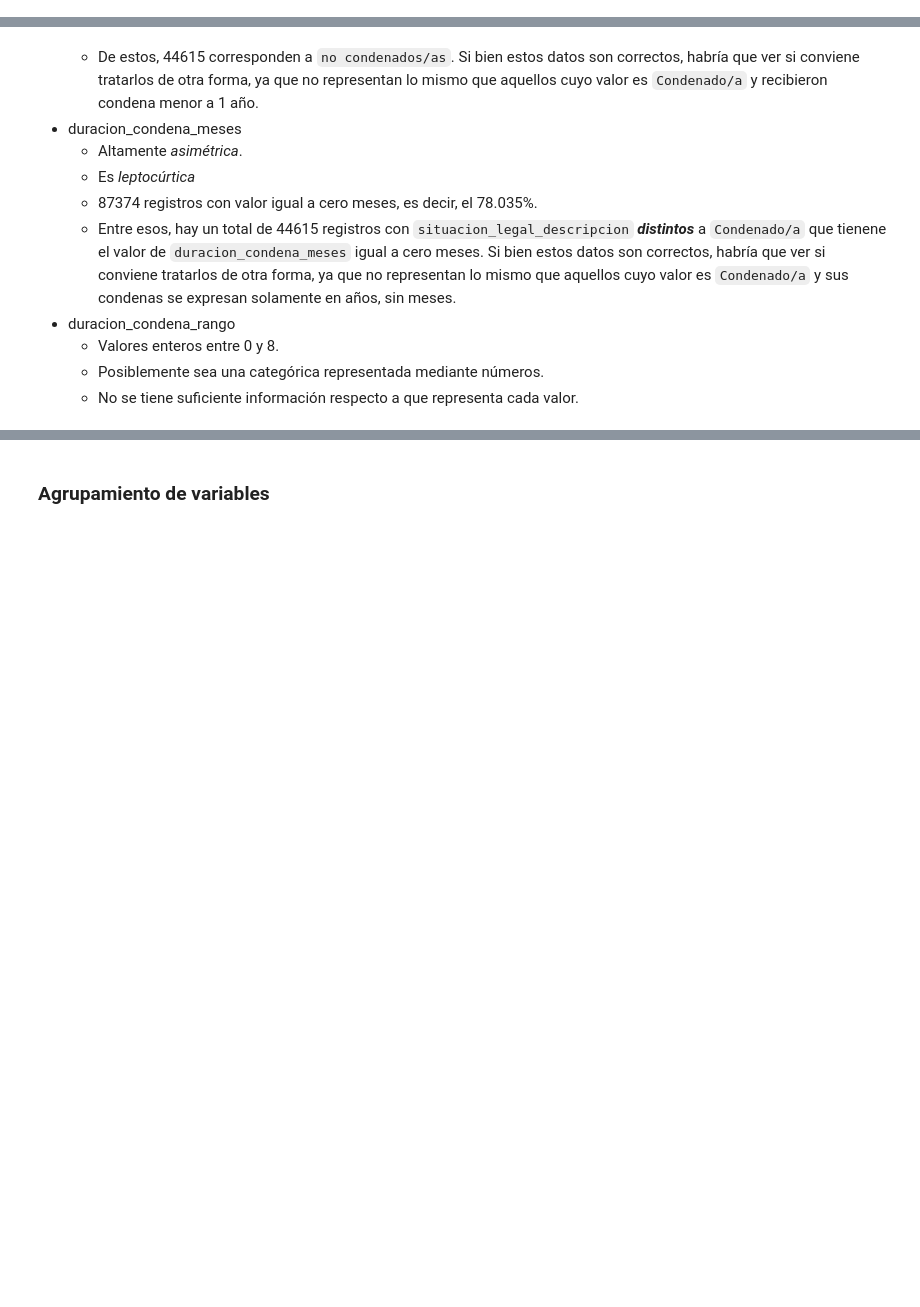
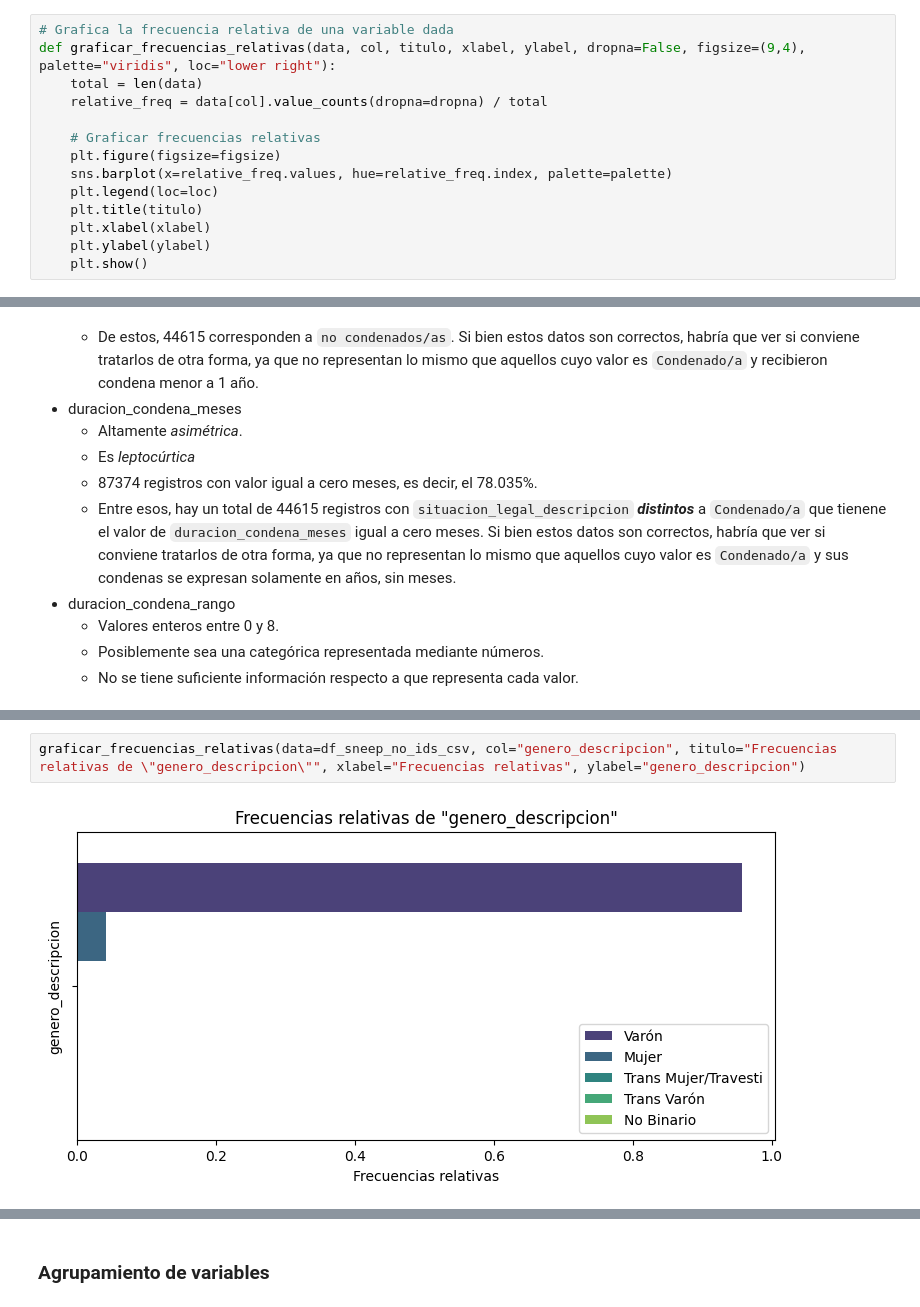
Before and after one commit to gasper-az/CEIA_Analisis_de_datos, a Jupyter notebook: trabajos_practicos/resolucion_tp_01/tp_01.ipynb, the cells around one changed output, grey strips where cells are left out. Cells and saved outputs as stored; diff of their text form; blank space fills up the shorter version.

```diff
--- a/trabajos_practicos/resolucion_tp_01/tp_01.ipynb
+++ b/trabajos_practicos/resolucion_tp_01/tp_01.ipynb
@@ -77,0 +104,14 @@ def plot_histograma(data, column, figsize=(6, 3), bins=15, kde=True, mvd=True, s
+# %%
+# Grafica la frecuencia relativa de una variable dada
+def graficar_frecuencias_relativas(data, col, titulo, xlabel, ylabel, dropna=False, figsize=(9,4), palette="viridis", loc="lower right"):
+    total = len(data)
+    relative_freq = data[col].value_counts(dropna=dropna) / total
+
+    # Graficar frecuencias relativas
+    plt.figure(figsize=figsize)
+    sns.barplot(x=relative_freq.values, hue=relative_freq.index, palette=palette)
+    plt.legend(loc=loc)
+    plt.title(titulo)
+    plt.xlabel(xlabel)
+    plt.ylabel(ylabel)
+    plt.show()
@@ -1097,0 +1272,4 @@ Se obtuvieron las siguientes conclusiones al analizar las variables numéricas d
+# %%
+graficar_frecuencias_relativas(data=df_sneep_no_ids_csv, col="genero_descripcion", titulo="Frecuencias relativas de \"genero_descripcion\"", xlabel="Frecuencias relativas", ylabel="genero_descripcion")
+# %% [output]
+[figure, added]
```
Also changed, not shown: parts of 24 cells of this notebook.
